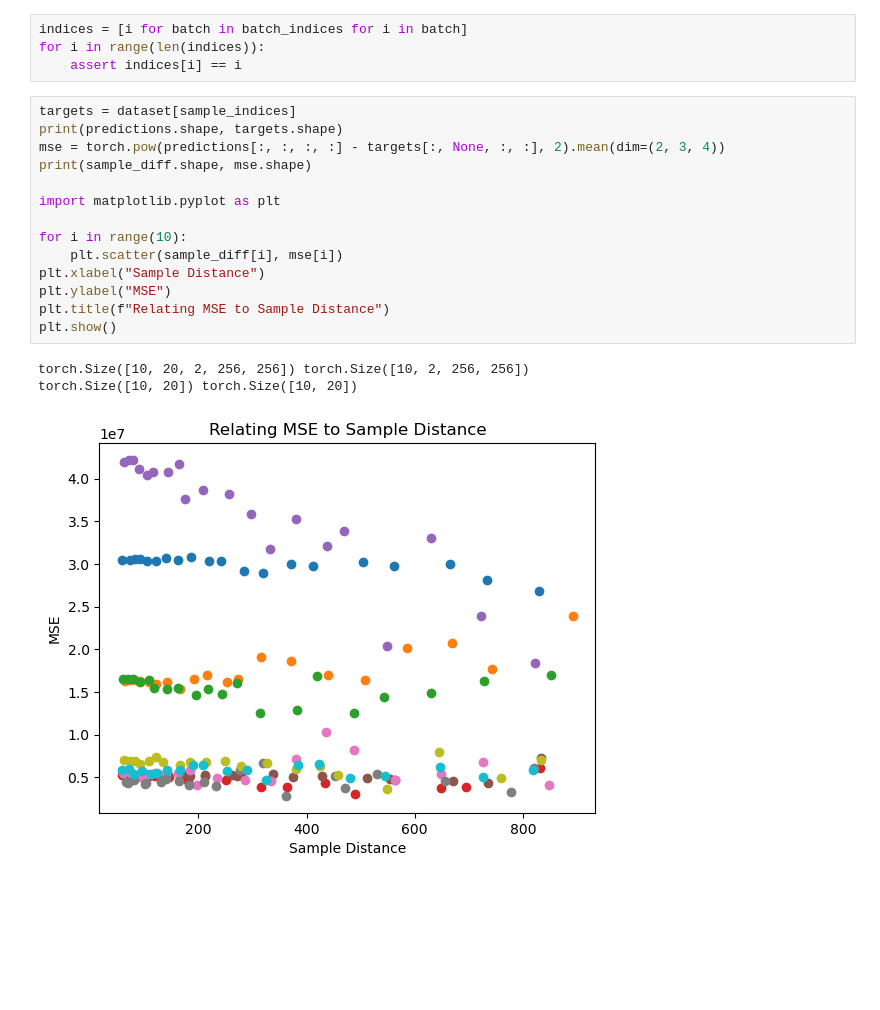
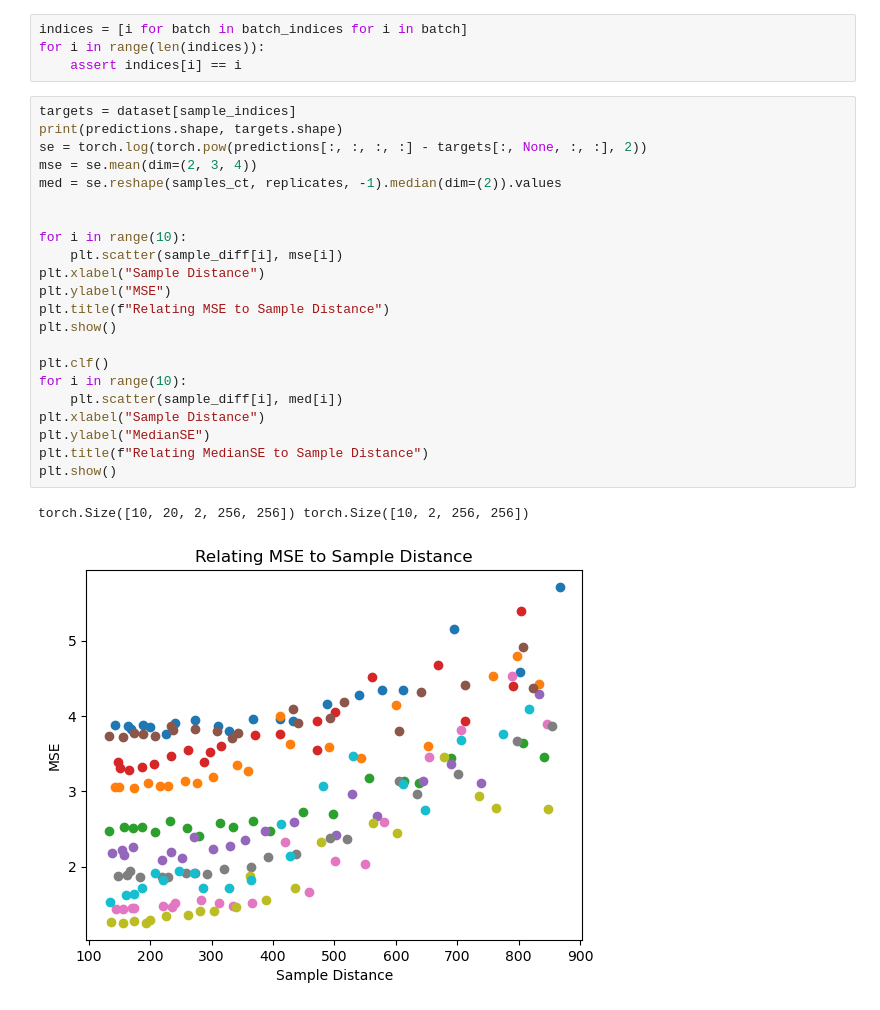
Before and after one commit to ishan-gaur/implicit-cell-model, a Jupyter notebook: var_interp.ipynb, the cells around one changed output. Saved outputs shown, nothing was run; the diff lists cells and outputs as text; blank space fills up the shorter version.

Commit message:
distance-error quantile analysis

```diff
--- a/var_interp.ipynb
+++ b/var_interp.ipynb
@@ -218,18 +219,25 @@ for i in range(len(indices)):
 # %%
 targets = dataset[sample_indices]
 print(predictions.shape, targets.shape)
-mse = torch.pow(predictions[:, :, :, :] - targets[:, None, :, :], 2).mean(dim=(2, 3, 4))
-print(sample_diff.shape, mse.shape)
+se = torch.log(torch.pow(predictions[:, :, :, :] - targets[:, None, :, :], 2))
+mse = se.mean(dim=(2, 3, 4))
+med = se.reshape(samples_ct, replicates, -1).median(dim=(2)).values
 
-import matplotlib.pyplot as plt
 
 for i in range(10):
     plt.scatter(sample_diff[i], mse[i])
 plt.xlabel("Sample Distance")
 plt.ylabel("MSE")
 plt.title(f"Relating MSE to Sample Distance")
 plt.show()
+
+plt.clf()
+for i in range(10):
+    plt.scatter(sample_diff[i], med[i])
+plt.xlabel("Sample Distance")
+plt.ylabel("MedianSE")
+plt.title(f"Relating MedianSE to Sample Distance")
+plt.show()
 # %% [output]
 torch.Size([10, 20, 2, 256, 256]) torch.Size([10, 2, 256, 256])
-torch.Size([10, 20]) torch.Size([10, 20])
-[figure, old version]
+[figure, new version]
```
Also changed, not shown: parts of 15 cells of this notebook.
